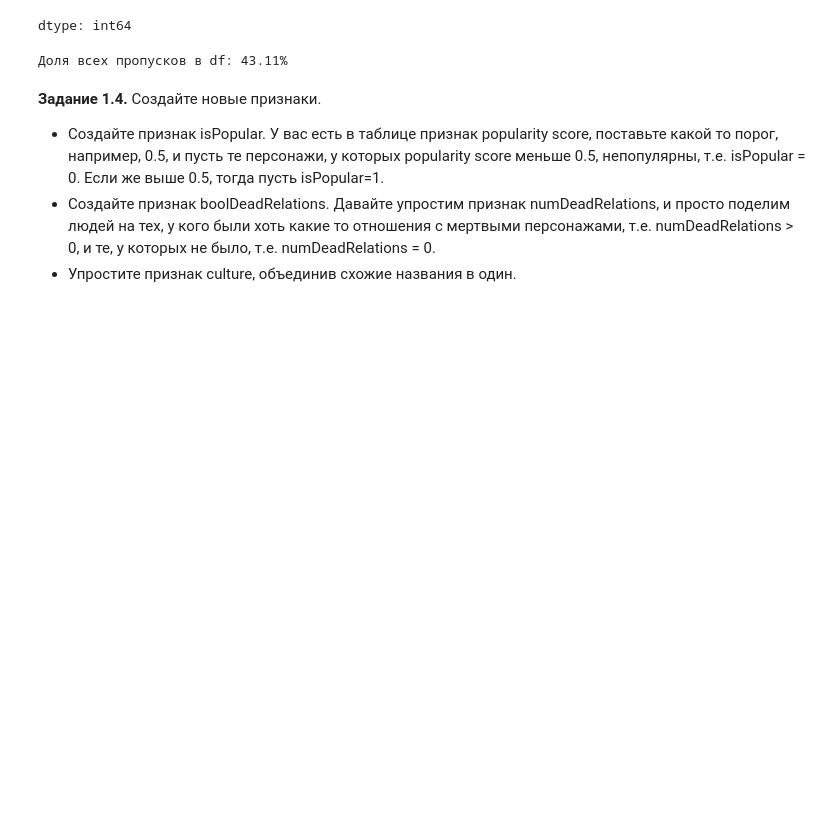
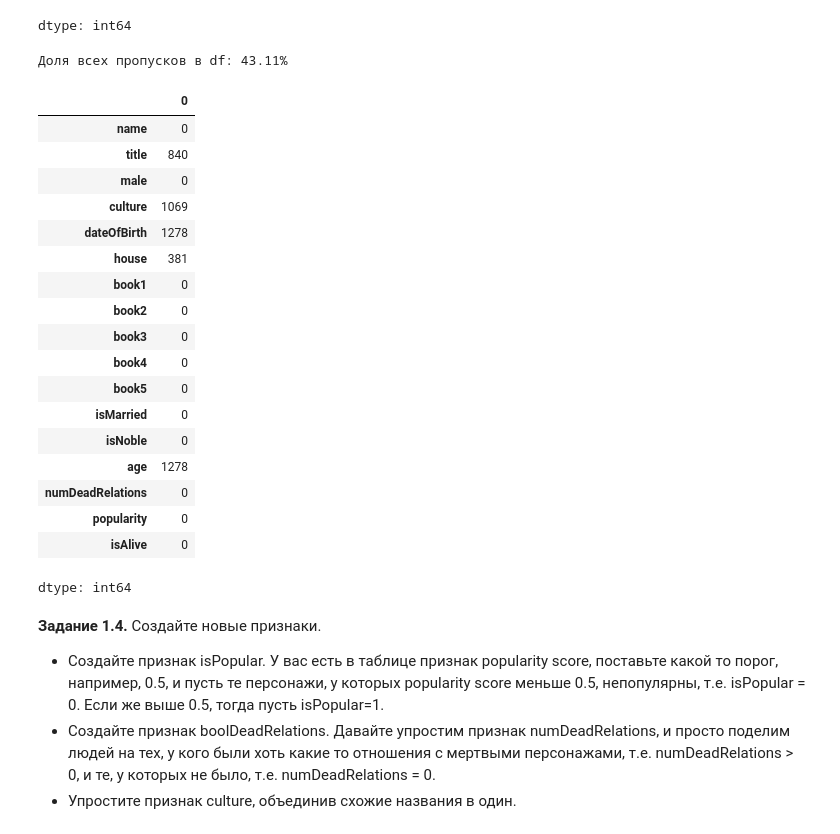
Before and after one commit to qwart6/DLS_by_MIPT, a Jupyter notebook: week_01_ml_intro/Homework/hw_1_game_of_thrones.ipynb, the cells around one changed output. Cells and saved outputs as stored; diff of their text form; code cells hidden in the pictures; blank space fills up the shorter version.

```diff
--- a/week_01_ml_intro/Homework/hw_1_game_of_thrones.ipynb
+++ b/week_01_ml_intro/Homework/hw_1_game_of_thrones.ipynb
@@ -185,6 +185,31 @@ dtype: int64
 print(f'Доля всех пропусков в df: {round(data.isna().mean().mean().tolist() * 100, 2)}%')
 # %% [output]
 Доля всех пропусков в df: 43.11%
+# %%
+col_to_del = ['mother', 'father', 'heir', 'spouse', 'isAliveMother', 'isAliveFather', 'isAliveHeir', 'isAliveSpouse']
+data.drop(columns=col_to_del, inplace=True)
+# %%
+data.isna().sum()
+# %% [output]
+|  | 0 |
+| name | 0 |
+| title | 840 |
+| male | 0 |
+| culture | 1069 |
+| dateOfBirth | 1278 |
+| house | 381 |
+| book1 | 0 |
+| book2 | 0 |
+| book3 | 0 |
+| book4 | 0 |
+| book5 | 0 |
+| isMarried | 0 |
+| isNoble | 0 |
+| age | 1278 |
+| numDeadRelations | 0 |
+| popularity | 0 |
+| isAlive | 0 |
+dtype: int64
 # %% [markdown]
 **Задание 1.4.** Создайте новые признаки.
 * Создайте признак isPopular. У вас есть в таблице признак popularity score, поставьте какой то порог, например, 0.5, и пусть те персонажи, у которых popularity score меньше 0.5, непопулярны, т.е. isPopular = 0. Если же выше 0.5, тогда пусть isPopular=1.
```
